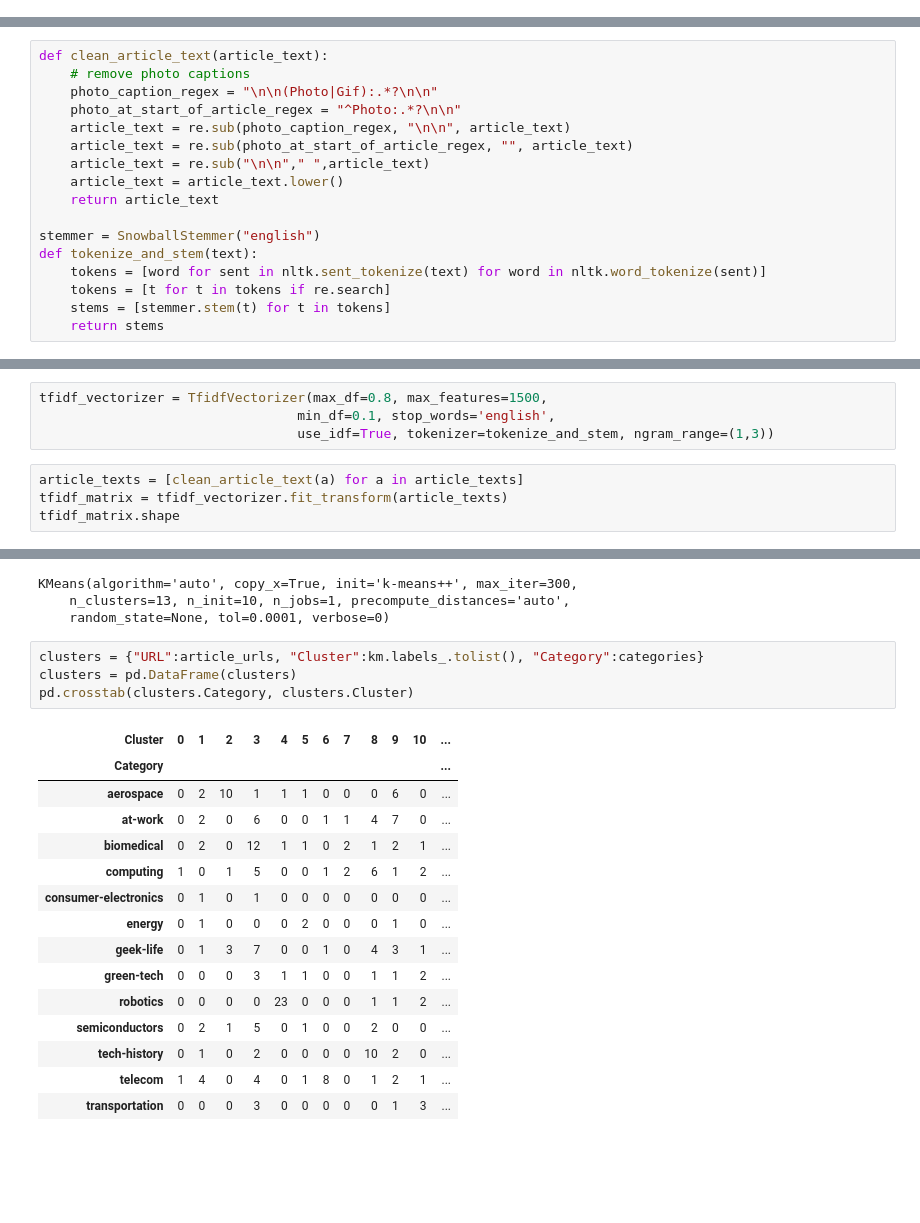
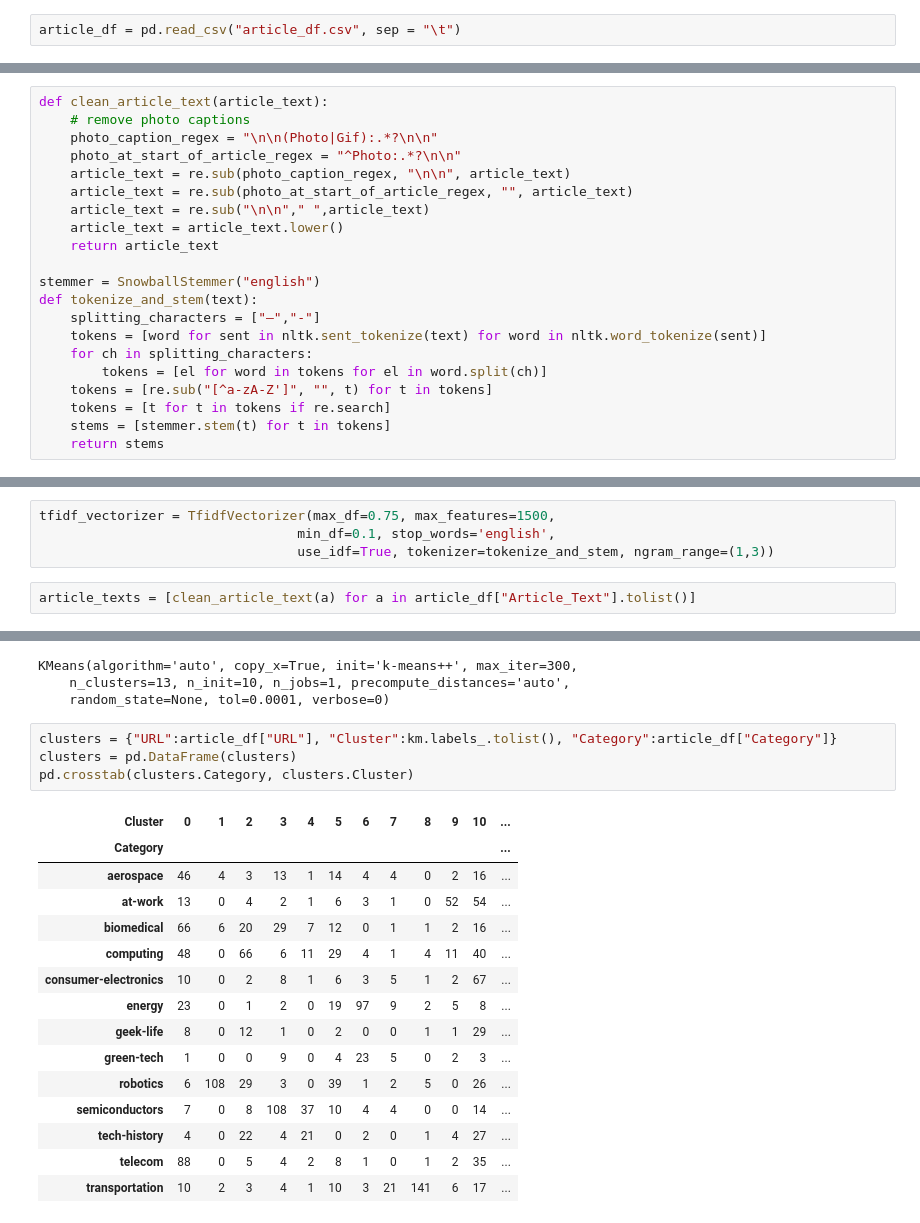
Before and after one commit to gjanesch/Article-Clustering-Experiment, a Jupyter notebook: IEEE Article Clustering Experiment.ipynb, the cells around one changed output, grey strips where cells are left out. Cells and saved outputs as stored; diff of their text form; blank space fills up the shorter version.

Commit message:
Improved scraper so that it can add new articles (still needs to be added to python script)

```diff
--- a/IEEE Article Clustering Experiment.ipynb
+++ b/IEEE Article Clustering Experiment.ipynb
@@ -71,3 +22,5 @@ article_texts[13]
+# %%
+article_df = pd.read_csv("article_df.csv", sep = "\t")
 # %%
 from nltk.stem.snowball import SnowballStemmer
 from sklearn.feature_extraction.text import TfidfVectorizer
@@ -85,7 +38,11 @@ def clean_article_text(article_text):
 
 stemmer = SnowballStemmer("english")
 def tokenize_and_stem(text):
+    splitting_characters = ["—","-"]
     tokens = [word for sent in nltk.sent_tokenize(text) for word in nltk.word_tokenize(sent)]
+    for ch in splitting_characters:
+        tokens = [el for word in tokens for el in word.split(ch)]
+    tokens = [re.sub("[^a-zA-Z']", "", t) for t in tokens]
     tokens = [t for t in tokens if re.search]
     stems = [stemmer.stem(t) for t in tokens]
     return stems
@@ -92,8 +74,6 @@ def tokenize_and_stem(text):
 # %%
-tfidf_vectorizer = TfidfVectorizer(max_df=0.8, max_features=1500,
+tfidf_vectorizer = TfidfVectorizer(max_df=0.75, max_features=1500,
                                  min_df=0.1, stop_words='english',
                                  use_idf=True, tokenizer=tokenize_and_stem, ngram_range=(1,3))
 # %%
-article_texts = [clean_article_text(a) for a in article_texts]
-tfidf_matrix = tfidf_vectorizer.fit_transform(article_texts)
-tfidf_matrix.shape
+article_texts = [clean_article_text(a) for a in article_df["Article_Text"].tolist()]
@@ -109,22 +112,22 @@ KMeans(algorithm='auto', copy_x=True, init='k-means++', max_iter=300,
     n_clusters=13, n_init=10, n_jobs=1, precompute_distances='auto',
     random_state=None, tol=0.0001, verbose=0)
 # %%
-clusters = {"URL":article_urls, "Cluster":km.labels_.tolist(), "Category":categories}
+clusters = {"URL":article_df["URL"], "Cluster":km.labels_.tolist(), "Category":article_df["Category"]}
 clusters = pd.DataFrame(clusters)
 pd.crosstab(clusters.Category, clusters.Cluster)
 # %% [output]
 | Cluster | 0 | 1 | 2 | 3 | 4 | 5 | 6 | 7 | 8 | 9 | 10 | ... |
 | Category |  |  |  |  |  |  |  |  |  |  |  | ... |
-| aerospace | 0 | 2 | 10 | 1 | 1 | 1 | 0 | 0 | 0 | 6 | 0 | ... |
-| at-work | 0 | 2 | 0 | 6 | 0 | 0 | 1 | 1 | 4 | 7 | 0 | ... |
-| biomedical | 0 | 2 | 0 | 12 | 1 | 1 | 0 | 2 | 1 | 2 | 1 | ... |
-| computing | 1 | 0 | 1 | 5 | 0 | 0 | 1 | 2 | 6 | 1 | 2 | ... |
-| consumer-electronics | 0 | 1 | 0 | 1 | 0 | 0 | 0 | 0 | 0 | 0 | 0 | ... |
-| energy | 0 | 1 | 0 | 0 | 0 | 2 | 0 | 0 | 0 | 1 | 0 | ... |
-| geek-life | 0 | 1 | 3 | 7 | 0 | 0 | 1 | 0 | 4 | 3 | 1 | ... |
-| green-tech | 0 | 0 | 0 | 3 | 1 | 1 | 0 | 0 | 1 | 1 | 2 | ... |
-| robotics | 0 | 0 | 0 | 0 | 23 | 0 | 0 | 0 | 1 | 1 | 2 | ... |
-| semiconductors | 0 | 2 | 1 | 5 | 0 | 1 | 0 | 0 | 2 | 0 | 0 | ... |
-| tech-history | 0 | 1 | 0 | 2 | 0 | 0 | 0 | 0 | 10 | 2 | 0 | ... |
-| telecom | 1 | 4 | 0 | 4 | 0 | 1 | 8 | 0 | 1 | 2 | 1 | ... |
-| transportation | 0 | 0 | 0 | 3 | 0 | 0 | 0 | 0 | 0 | 1 | 3 | ... |
+| aerospace | 46 | 4 | 3 | 13 | 1 | 14 | 4 | 4 | 0 | 2 | 16 | ... |
+| at-work | 13 | 0 | 4 | 2 | 1 | 6 | 3 | 1 | 0 | 52 | 54 | ... |
+| biomedical | 66 | 6 | 20 | 29 | 7 | 12 | 0 | 1 | 1 | 2 | 16 | ... |
+| computing | 48 | 0 | 66 | 6 | 11 | 29 | 4 | 1 | 4 | 11 | 40 | ... |
+| consumer-electronics | 10 | 0 | 2 | 8 | 1 | 6 | 3 | 5 | 1 | 2 | 67 | ... |
+| energy | 23 | 0 | 1 | 2 | 0 | 19 | 97 | 9 | 2 | 5 | 8 | ... |
+| geek-life | 8 | 0 | 12 | 1 | 0 | 2 | 0 | 0 | 1 | 1 | 29 | ... |
+| green-tech | 1 | 0 | 0 | 9 | 0 | 4 | 23 | 5 | 0 | 2 | 3 | ... |
+| robotics | 6 | 108 | 29 | 3 | 0 | 39 | 1 | 2 | 5 | 0 | 26 | ... |
+| semiconductors | 7 | 0 | 8 | 108 | 37 | 10 | 4 | 4 | 0 | 0 | 14 | ... |
+| tech-history | 4 | 0 | 22 | 4 | 21 | 0 | 2 | 0 | 1 | 4 | 27 | ... |
+| telecom | 88 | 0 | 5 | 4 | 2 | 8 | 1 | 0 | 1 | 2 | 35 | ... |
+| transportation | 10 | 2 | 3 | 4 | 1 | 10 | 3 | 21 | 141 | 6 | 17 | ... |
```
Also changed, not shown: parts of 15 cells of this notebook, 3 other files.
